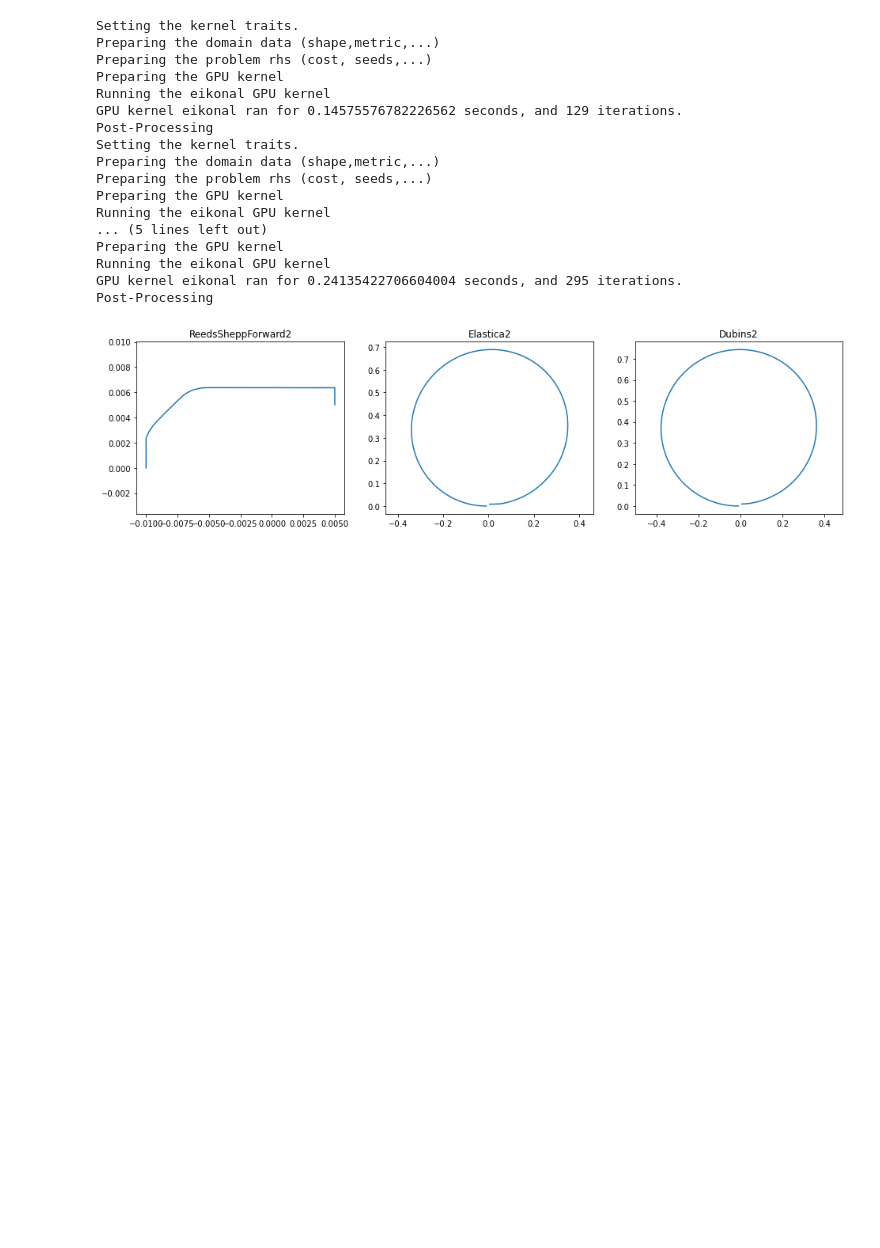
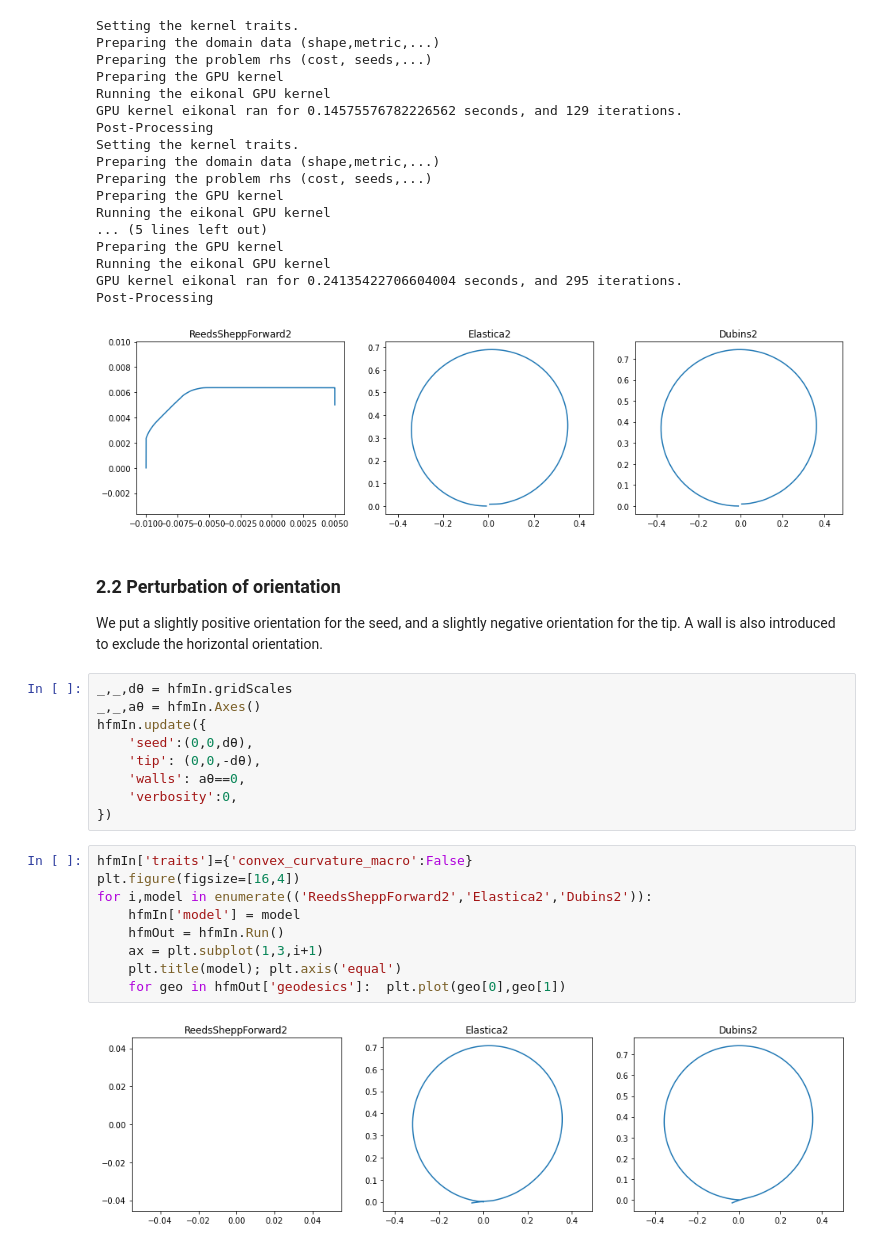
Before and after one commit to Mirebeau/AdaptiveGridDiscretizations, a Jupyter notebook: Notebooks_FMM/InPreparation/ConvexCurvature.ipynb, the cells around one changed output. Saved outputs shown, nothing was run; the diff lists cells and outputs as text; blank space fills up the shorter version.

Commit message:
Add geodesic from a point to itself.

```diff
--- a/Notebooks_FMM/InPreparation/ConvexCurvature.ipynb
+++ b/Notebooks_FMM/InPreparation/ConvexCurvature.ipynb
@@ -288,3 +313,27 @@ Running the eikonal GPU kernel
 GPU kernel eikonal ran for 0.24135422706604004 seconds, and 295 iterations.
 Post-Processing
 [figure]
+# %% [markdown]
+### 2.2 Perturbation of orientation
+
+We put a slightly positive orientation for the seed, and a slightly negative orientation for the tip. A wall is also introduced to exclude the horizontal orientation.
+# %%
+_,_,dθ = hfmIn.gridScales
+_,_,aθ = hfmIn.Axes()
+hfmIn.update({
+    'seed':(0,0,dθ),
+    'tip': (0,0,-dθ),
+    'walls': aθ==0,
+    'verbosity':0,
+})
+# %%
+hfmIn['traits']={'convex_curvature_macro':False}
+plt.figure(figsize=[16,4])
+for i,model in enumerate(('ReedsSheppForward2','Elastica2','Dubins2')):
+    hfmIn['model'] = model
+    hfmOut = hfmIn.Run()
+    ax = plt.subplot(1,3,i+1)
+    plt.title(model); plt.axis('equal')
+    for geo in hfmOut['geodesics']:  plt.plot(geo[0],geo[1])
+# %% [output]
+[figure, added]
```
Also changed, not shown: parts of 14 cells of this notebook.
